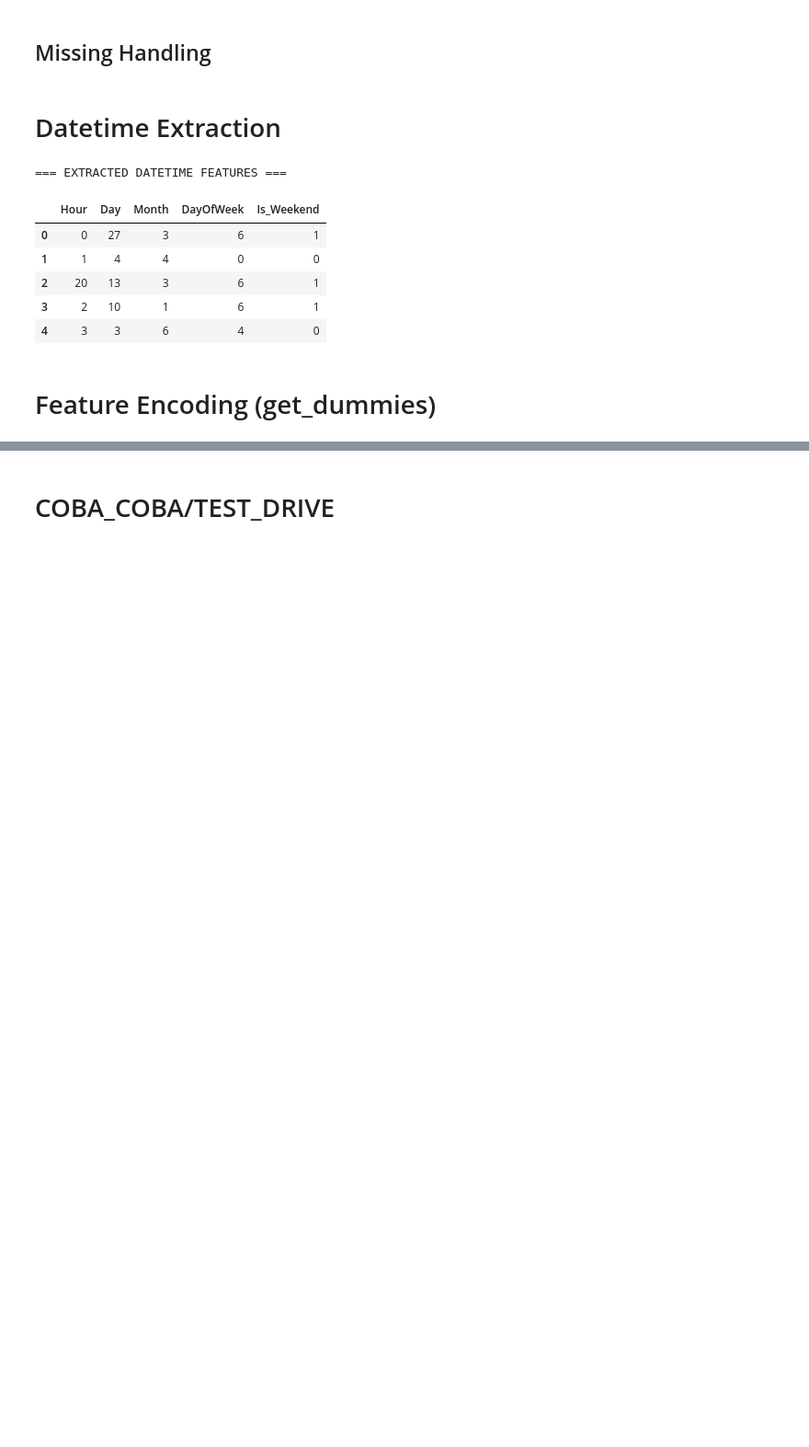
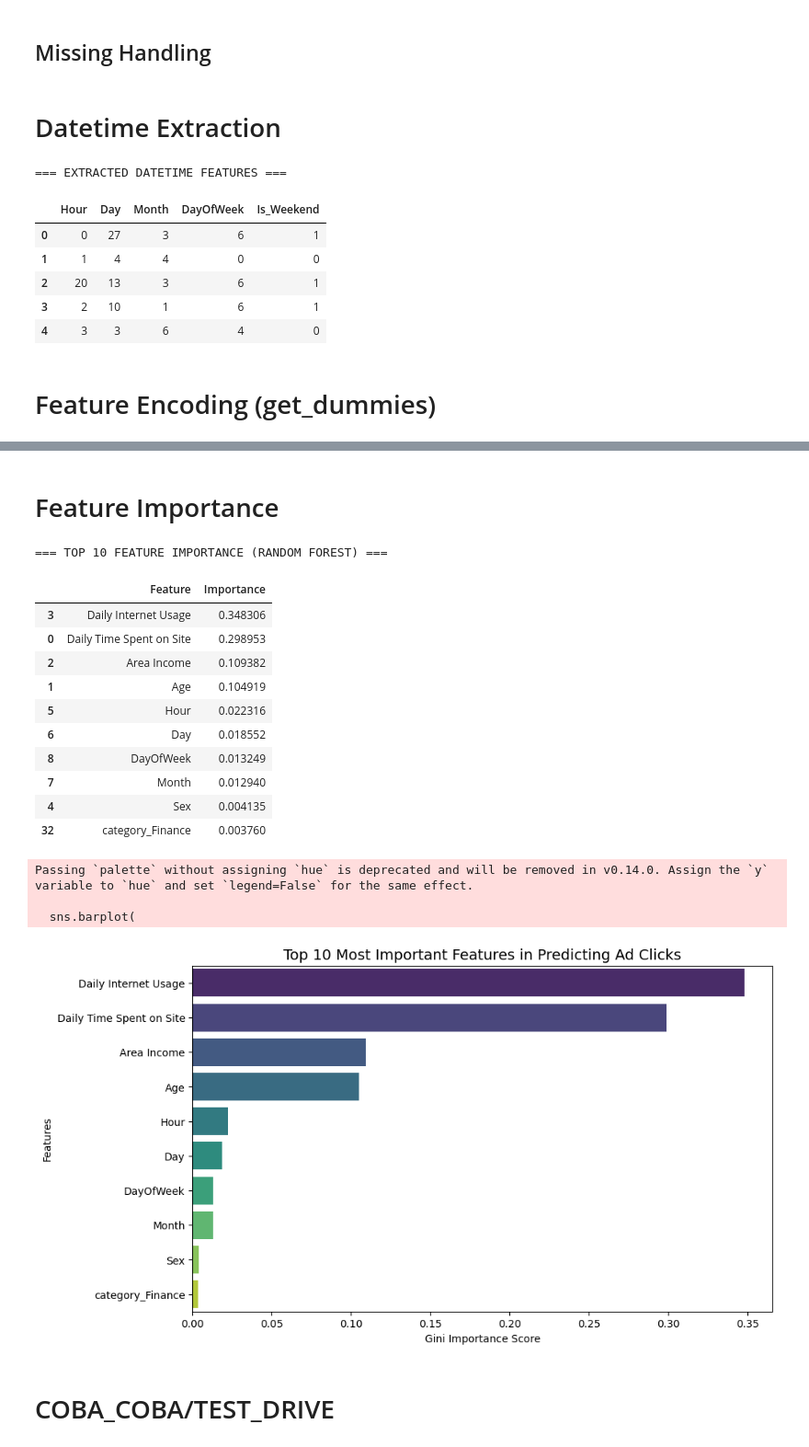
Before and after one commit to raqiwardhana/rakamin02, a Jupyter notebook: Clicked_Ads/clicked_ads.ipynb, the cells around one changed output, grey strips where cells are left out. Shown at 92% size. Cells and saved outputs as stored; diff of their text form; code cells hidden in the pictures; blank space fills up the shorter version.

```diff
--- a/Clicked_Ads/clicked_ads.ipynb
+++ b/Clicked_Ads/clicked_ads.ipynb
@@ -297,3 +456,47 @@ Name: proportion, dtype: float64
+# %% [markdown]
+# Feature Importance
+# %%
+# Extract feature importance from Scaled Random Forest model
+rf_model = model02_results['Random Forest (Scaled)']['model']
+importances = rf_model.feature_importances_
+
+feature_imp_df = pd.DataFrame({
+    'Feature': X_train.columns,
+    'Importance': importances
+}).sort_values(by='Importance', ascending=False)
+
+print("=== TOP 10 FEATURE IMPORTANCE (RANDOM FOREST) ===")
+display(feature_imp_df.head(10))
+
+# Plot Feature Importance
+plt.figure(figsize=(10, 6))
+sns.barplot(
+    x='Importance',
+    y='Feature',
+    data=feature_imp_df.head(10),
+    palette='viridis'
+)
+plt.title('Top 10 Most Important Features in Predicting Ad Clicks', fontsize=14)
+plt.xlabel('Gini Importance Score')
+plt.ylabel('Features')
+plt.show()
+# %% [output]
+=== TOP 10 FEATURE IMPORTANCE (RANDOM FOREST) ===
+|  | Feature | Importance |
+| 3 | Daily Internet Usage | 0.348306 |
+| 0 | Daily Time Spent on Site | 0.298953 |
+| 2 | Area Income | 0.109382 |
+| 1 | Age | 0.104919 |
+| 5 | Hour | 0.022316 |
+| 6 | Day | 0.018552 |
+| 8 | DayOfWeek | 0.013249 |
+| 7 | Month | 0.012940 |
+| 4 | Sex | 0.004135 |
+| 32 | category_Finance | 0.003760 |
+Passing `palette` without assigning `hue` is deprecated and will be removed in v0.14.0. Assign the `y` variable to `hue` and set `legend=False` for the same effect.
+
+  sns.barplot(
+[figure, added]
 # %% [markdown]
 # COBA_COBA/TEST_DRIVE
 # %%
```
Also changed, not shown: parts of 21 cells of this notebook.
